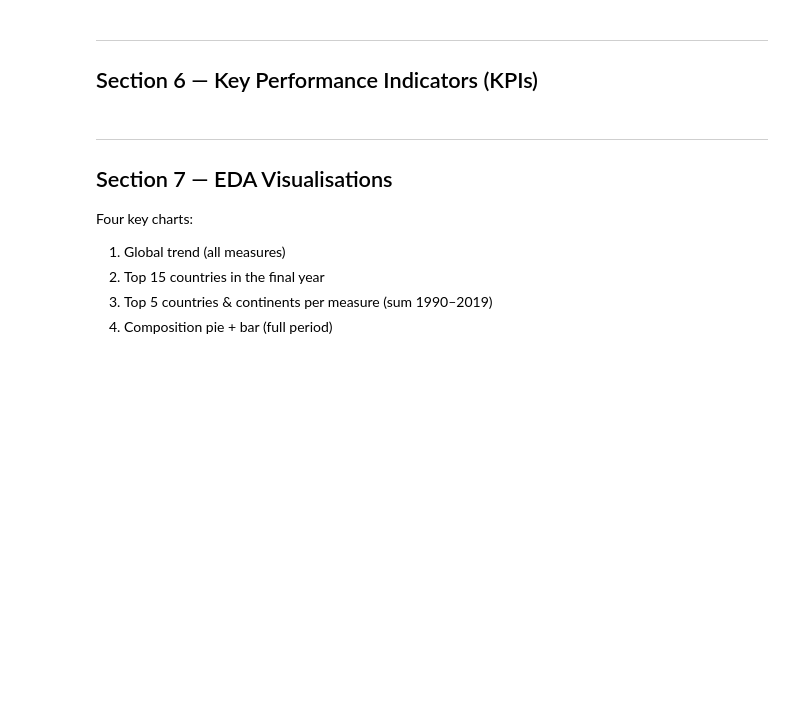
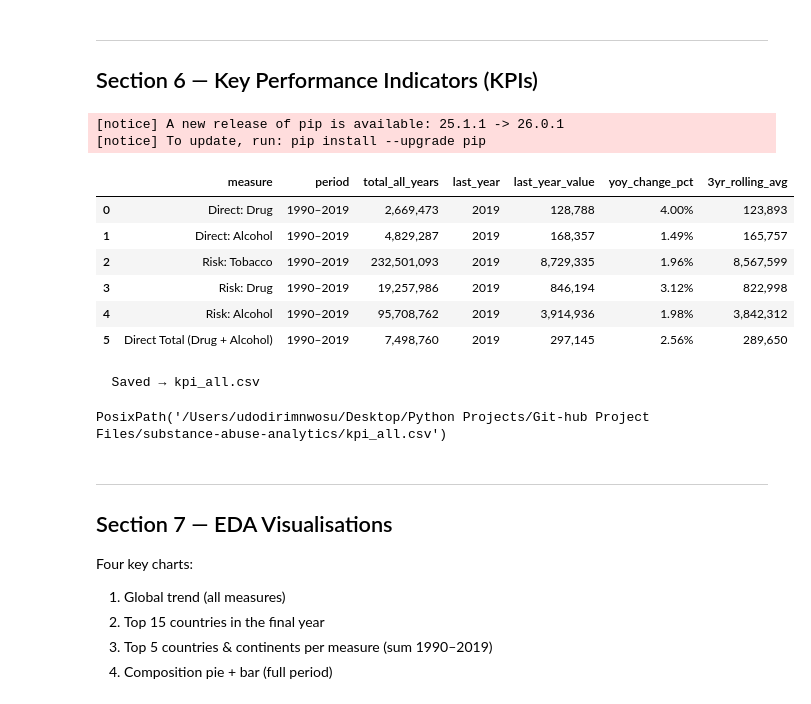
Before and after one commit to Udodirim/substance-abuse-analytics, a Jupyter notebook: Substance_Abuse_Analytics_APlus.ipynb, the cells around one changed output. Cells and saved outputs as stored; diff of their text form; code cells hidden in the pictures; blank space fills up the shorter version.

```diff
--- a/Substance_Abuse_Analytics_APlus.ipynb
+++ b/Substance_Abuse_Analytics_APlus.ipynb
@@ -525,39 +526,58 @@ git_commit_push("feat: data loading, quality checks, and standardisation (Sectio
 ## Section 6 — Key Performance Indicators (KPIs)
 # %%
 # [6] KPIs — global totals, YoY%, 3-yr rolling avg, per measure
+
+import subprocess, sys
+subprocess.run([
+    sys.executable, "-m", "pip", "install", "-q",
+    "pandas", "numpy", "matplotlib", "tqdm",
+    "statsmodels", "pyarrow", "prophet", "autots", "jinja2"
+], check=True)
 
 import pandas as pd, numpy as np
 
 def build_kpis(df_: pd.DataFrame, measures: list) -> pd.DataFrame:
     annual = df_.groupby("date", as_index=True)[measures].sum().sort_index()
     rows = []
     for m in measures:
         s = annual[m].dropna()
         tot   = float(s.sum())
         last  = float(s.iloc[-1]) if len(s) else np.nan
         yoy   = float((s.iloc[-1] - s.iloc[-2]) / s.iloc[-2] * 100) if len(s) >= 2 and s.iloc[-2] != 0 else np.nan
         roll3 = float(s.rolling(3).mean().iloc[-1]) if len(s) >= 3 else np.nan
         rows.append({
-            "measure"               : PRETTY.get(m, m),
-            "period"                : f"{s.index.min().year}–{s.index.max().year}",
-            "total_all_years"       : tot,
-            "last_year"             : s.index[-1].year,
-            "last_year_value"       : last,
-            "yoy_change_pct"        : round(yoy, 2) if not np.isnan(yoy) else None,
-            "3yr_rolling_avg"       : roll3,
+            "measure"        : PRETTY.get(m, m),
+            "period"         : f"{s.index.min().year}–{s.index.max().year}",
+            "total_all_years": tot,
+            "last_year"      : s.index[-1].year,
+            "last_year_value": last,
+            "yoy_change_pct" : round(yoy, 2) if not np.isnan(yoy) else None,
+            "3yr_rolling_avg": roll3,
         })
     return pd.DataFrame(rows)
 
 ALL_MEASURES = MEASURES + (["deaths_direct_total"] if "deaths_direct_total" in df.columns else [])
 kpi_df = build_kpis(df, ALL_MEASURES)
 display(kpi_df.style.format({
     "total_all_years": "{:,.0f}",
     "last_year_value": "{:,.0f}",
     "3yr_rolling_avg": "{:,.0f}",
     "yoy_change_pct" : "{:.2f}%",
 }))
 
 safe_save_csv(kpi_df, PROJECT_DIR / "kpi_all.csv")
+# %% [output]
+[notice] A new release of pip is available: 25.1.1 -> 26.0.1
+[notice] To update, run: pip install --upgrade pip
+|  | measure | period | total_all_years | last_year | last_year_value | yoy_change_pct | 3yr_rolling_avg |
+| 0 | Direct: Drug | 1990–2019 | 2,669,473 | 2019 | 128,788 | 4.00% | 123,893 |
+| 1 | Direct: Alcohol | 1990–2019 | 4,829,287 | 2019 | 168,357 | 1.49% | 165,757 |
+| 2 | Risk: Tobacco | 1990–2019 | 232,501,093 | 2019 | 8,729,335 | 1.96% | 8,567,599 |
+| 3 | Risk: Drug | 1990–2019 | 19,257,986 | 2019 | 846,194 | 3.12% | 822,998 |
+| 4 | Risk: Alcohol | 1990–2019 | 95,708,762 | 2019 | 3,914,936 | 1.98% | 3,842,312 |
+| 5 | Direct Total (Drug + Alcohol) | 1990–2019 | 7,498,760 | 2019 | 297,145 | 2.56% | 289,650 |
+  Saved → kpi_all.csv
+PosixPath('/Users/udodirimnwosu/Desktop/Python Projects/Git-hub Project Files/substance-abuse-analytics/kpi_all.csv')
 # %% [markdown]
 ---
 ## Section 7 — EDA Visualisations
```
Also changed, not shown: parts of 20 cells of this notebook.
